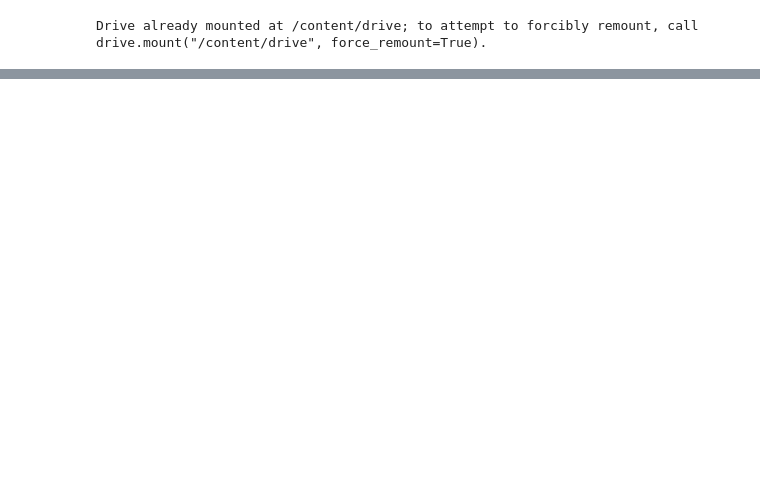
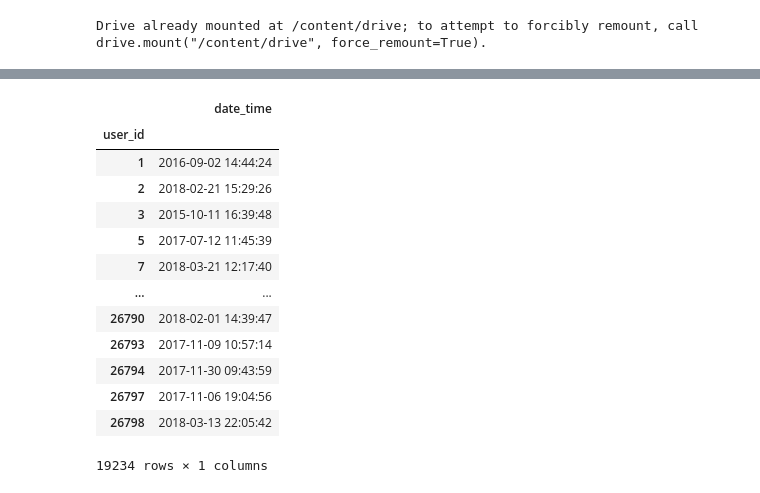
Before and after one commit to IldarAltynbaev/MLSnippetSimpleNeuroNwtwork, a Jupyter notebook: StepikRanForContest.ipynb, the cells around one changed output, grey strips where cells are left out. Saved outputs shown, nothing was run; the diff lists cells and outputs as text; code cells hidden in the pictures; blank space fills up the shorter version.

```diff
--- a/StepikRanForContest.ipynb
+++ b/StepikRanForContest.ipynb
@@ -43,0 +72,17 @@ submission_users.merge(action_users, how='outer', left_on='user_submission', rig
+# %%
+events_firstDate
+# %% [output]
+|  | date_time |
+| user_id |  |
+| 1 | 2016-09-02 14:44:24 |
+| 2 | 2018-02-21 15:29:26 |
+| 3 | 2015-10-11 16:39:48 |
+| 5 | 2017-07-12 11:45:39 |
+| 7 | 2018-03-21 12:17:40 |
+| ... | ... |
+| 26790 | 2018-02-01 14:39:47 |
+| 26793 | 2017-11-09 10:57:14 |
+| 26794 | 2017-11-30 09:43:59 |
+| 26797 | 2017-11-06 19:04:56 |
+| 26798 | 2018-03-13 22:05:42 |
+19234 rows × 1 columns
```
Also changed, not shown: parts of 9 cells of this notebook.
